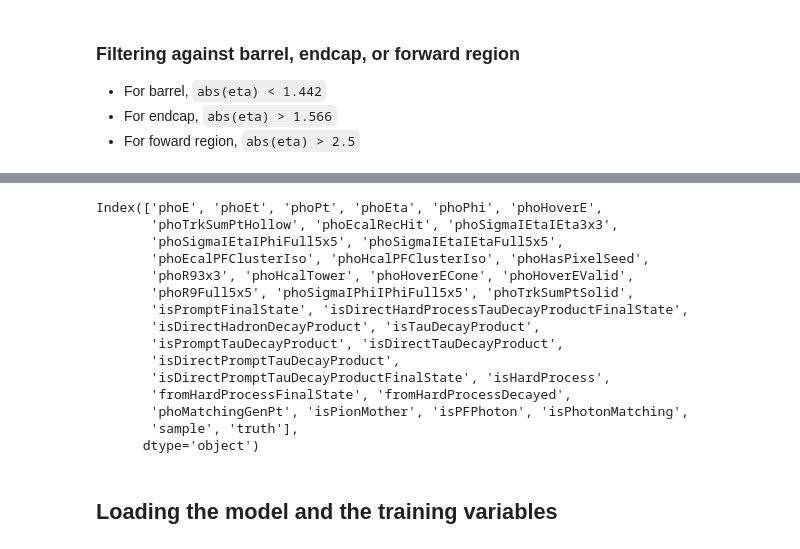
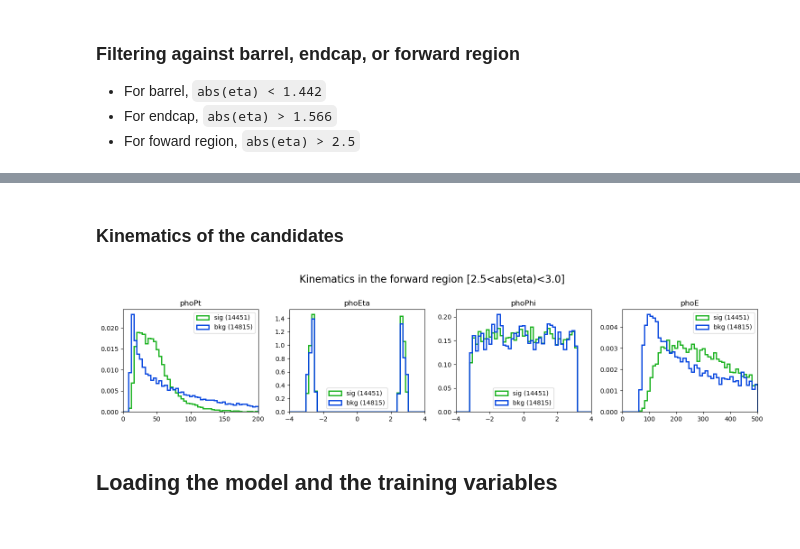
Before and after one commit to phazarik/PFPhotonID-validation-Run3, a Jupyter notebook: Evaluator.ipynb, the cells around one changed output, grey strips where cells are left out. Saved outputs shown, nothing was run; the diff lists cells and outputs as text; code cells hidden in the pictures.

```diff
--- a/Evaluator.ipynb
+++ b/Evaluator.ipynb
@@ -195,22 +232,53 @@ nBkg = 14816 (50.5% QCD + 49.5% TauGun)
 ----------------------------------------
+# %% [markdown]
+### Kinematics of the candidates
+# %%
+def plot_kinematics(df):
+    kinematic_var = [
+        ("phoPt", 0, 200),
+        ("phoEta", -4, 4),
+        ("phoPhi", -4, 4),
+        ("phoE", 0, 500),
+    ]
+    ncol = 4
+    nrow = (len(kinematic_var) + ncol - 1) // ncol
+    fig, axs = plt.subplots(nrow, ncol, figsize=(15, nrow * 3.5))
+    axs = axs.flatten()
+
+    for i, (var, xmin, xmax) in enumerate(kinematic_var):
+        ax = axs[i]
+        sig_data = df[df['truth']==1][var].dropna()
+        bkg_data = df[df['truth']==0][var].dropna()
+        nbins = 50
+        mybins = np.linspace(xmin, xmax, nbins)
+
+        #Decorations:
+        sig_label = f'sig ({len(sig_data)})'
+        bkg_label = f'bkg ({len(bkg_data)})'
+        sig_color = 'xkcd:green'
+        bkg_color = 'xkcd:blue'
+        common_hist_props = {
+        'histtype': 'step',
+        'density': True,
+        'linewidth': 2,
+        }
+        ax.hist(sig_data, bins=mybins, label=sig_label, color=sig_color, **common_hist_props)
+        ax.hist(bkg_data, bins=mybins, label=bkg_label, color=bkg_color, **common_hist_props)
+        ax.set_xlim(xmin, xmax)
+        ax.set_title(f'{var}')
+        ax.legend(loc='best')
+
+    # Remove any unused subplots
+    for i in range(len(kinematic_var), len(axs)): fig.delaxes(axs[i])
+    fig.suptitle(f'Kinematics in the {region_name} {eta_range}', fontsize=16)
+    plt.tight_layout(rect=[0, 0, 1, 0.97])
+    plt.subplots_adjust(hspace=0.25) #do this after tight layout
+    if not debug: plt.savefig(f'plots/kinematics/kinematics_{figtype}.png', dpi=300)
+    plt.show()
 # %%
-data.columns
+plot_kinematics(data)
 # %% [output]
-Index(['phoE', 'phoEt', 'phoPt', 'phoEta', 'phoPhi', 'phoHoverE',
-       'phoTrkSumPtHollow', 'phoEcalRecHit', 'phoSigmaIEtaIEta3x3',
-       'phoSigmaIEtaIPhiFull5x5', 'phoSigmaIEtaIEtaFull5x5',
-       'phoEcalPFClusterIso', 'phoHcalPFClusterIso', 'phoHasPixelSeed',
-       'phoR93x3', 'phoHcalTower', 'phoHoverECone', 'phoHoverEValid',
-       'phoR9Full5x5', 'phoSigmaIPhiIPhiFull5x5', 'phoTrkSumPtSolid',
-       'isPromptFinalState', 'isDirectHardProcessTauDecayProductFinalState',
-       'isDirectHadronDecayProduct', 'isTauDecayProduct',
-       'isPromptTauDecayProduct', 'isDirectTauDecayProduct',
-       'isDirectPromptTauDecayProduct',
-       'isDirectPromptTauDecayProductFinalState', 'isHardProcess',
-       'fromHardProcessFinalState', 'fromHardProcessDecayed',
-       'phoMatchingGenPt', 'isPionMother', 'isPFPhoton', 'isPhotonMatching',
-       'sample', 'truth'],
-      dtype='object')
+[figure, added]
 # %% [markdown]
 ## Loading the model and the training variables
 # %%
```
Also changed, not shown: parts of 18 cells of this notebook, 59 other files.
